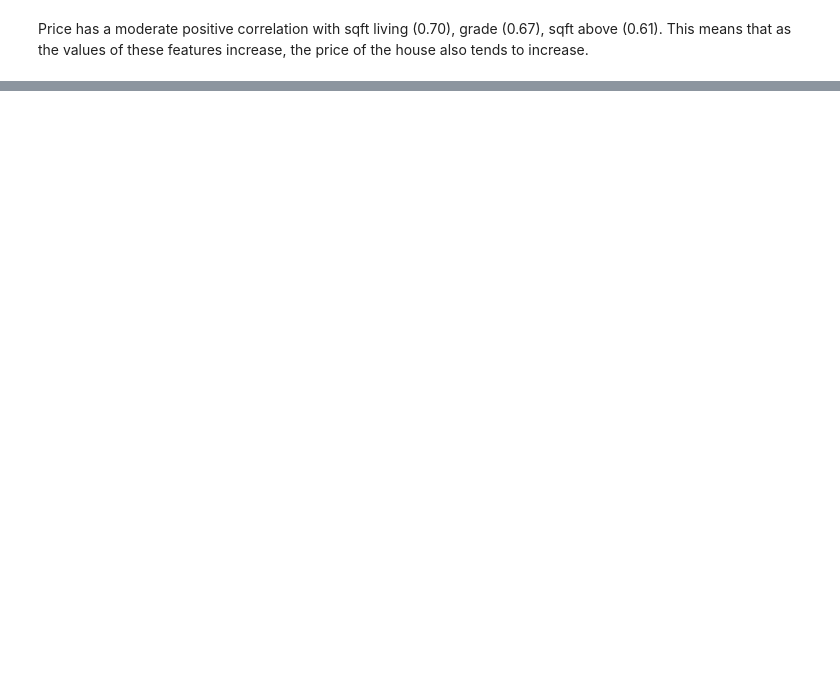
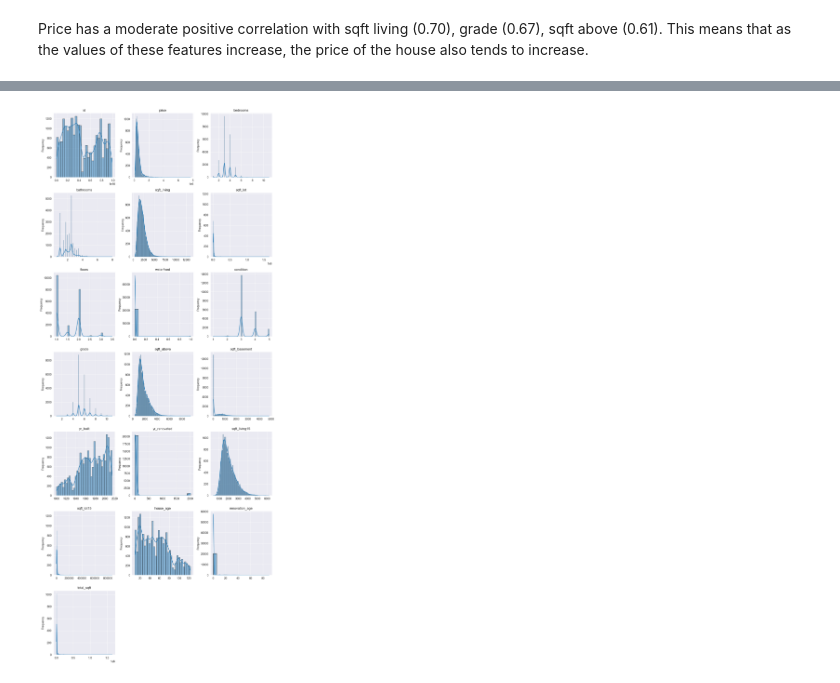
Before and after one commit to winnycodegurl/dsc-phase-2-projectgroup4, a Jupyter notebook: student.ipynb, the cells around one changed output, grey strips where cells are left out. Cells and saved outputs as stored; diff of their text form; code cells hidden in the pictures; blank space fills up the shorter version.

```diff
--- a/student.ipynb
+++ b/student.ipynb
@@ -752,0 +876,20 @@ Price has a moderate positive correlation with sqft living (0.70), grade (0.67),
+# %%
+# Selecting numerical columns
+numerical_columns = housing_data.select_dtypes(include=[np.number]).columns
+
+# Calculate the number of rows and columns for subplots
+num_cols = len(numerical_columns)
+num_rows = (num_cols + 2) // 3  # Calculate the number of rows needed, rounding up
+
+# Plot histograms for numerical variables
+plt.figure(figsize=(12, num_rows * 4))  # Adjust the height based on the number of rows
+for i, col in enumerate(numerical_columns, 1):
+    plt.subplot(num_rows, 3, i)
+    sns.histplot(housing_data[col], kde=True, edgecolor='black')
+    plt.title(col)
+    plt.xlabel('')
+    plt.ylabel('Frequency')
+plt.tight_layout()
+plt.show()
+# %% [output]
+[figure, added]
```
Also changed, not shown: parts of 27 cells of this notebook.
